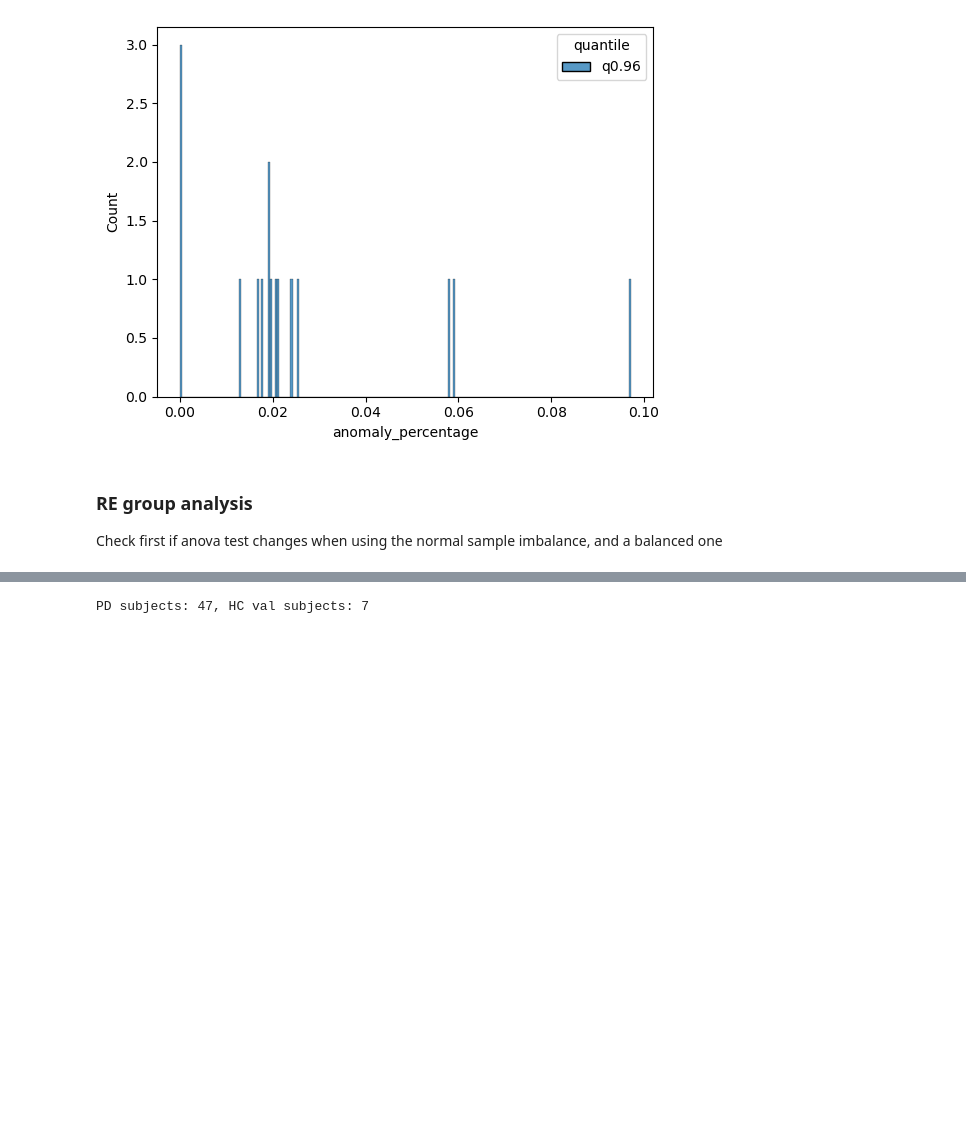
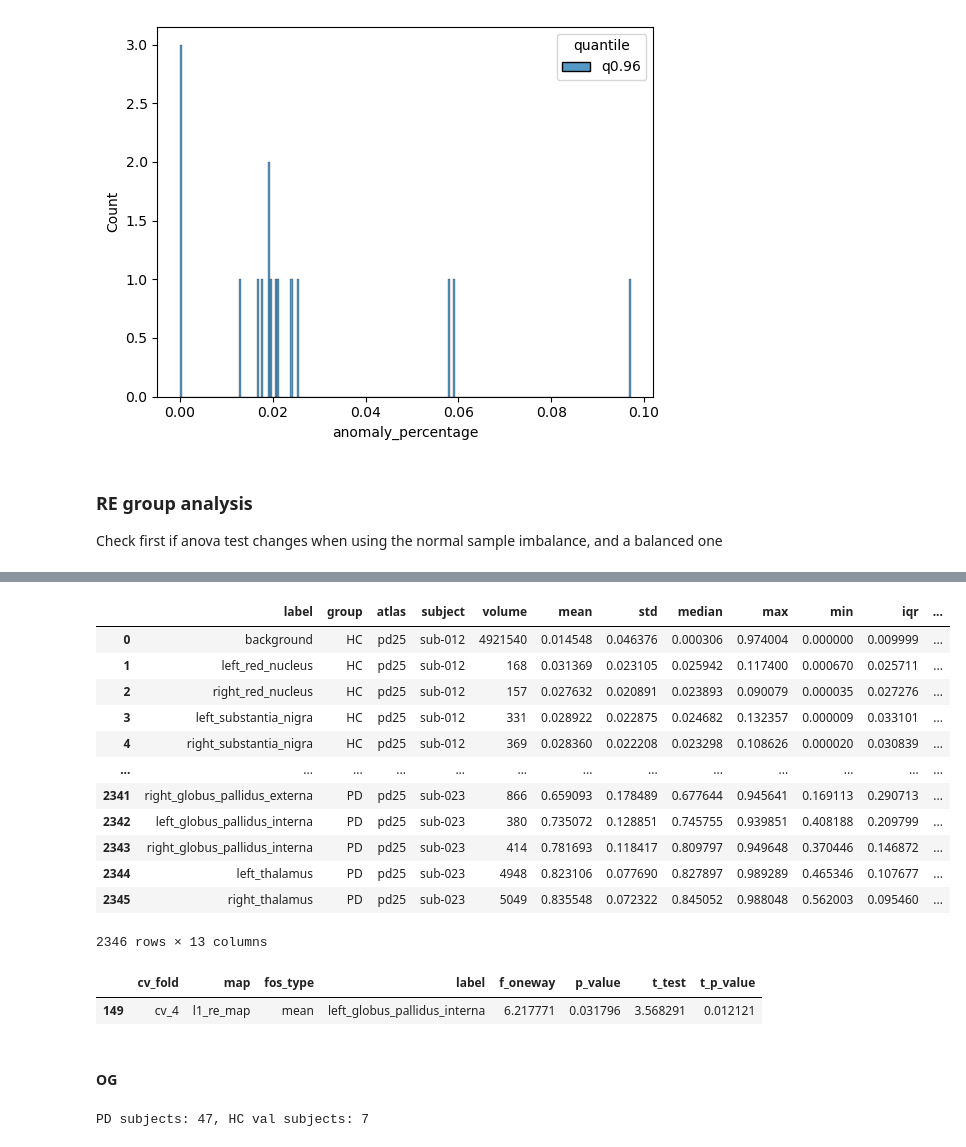
Before and after one commit to alexCortinaU/parkinson_classification, a Jupyter notebook: proc_xai_maps.ipynb, the cells around one changed output, grey strips where cells are left out. Drawn from its saved outputs; the diff is of its cells as text; code cells hidden in the pictures; blank space fills up the shorter version.

```diff
--- a/proc_xai_maps.ipynb
+++ b/proc_xai_maps.ipynb
@@ -40,7 +231,8 @@ this_path = Path().resolve()
 def rename_labels(df, atlas_type: str = 'pd25'):
 
     if atlas_type == 'pd25':
-        replace_dict = {1: 'left_red_nucleus',
+        replace_dict = {0: 'background',
+                        1: 'left_red_nucleus',
                         3: 'left_substantia_nigra',
                         5: 'left_subthalamic_nucleus',
                         7: 'left_caudate',
@@ -418,0 +890,23 @@ Check first if anova test changes when using the normal sample imbalance, and a
+# %%
+SAMPLE_CV = {
+    'cv_0': {
+        'HC': ['sub-012', 'sub-020', 'sub-028', 'sub-030', 'sub-057'],
+        'PD': ['sub-009', 'sub-046', 'sub-037', 'sub-019', 'sub-072', 'sub-039', 'sub-035', 'sub-038', 'sub-024', 'sub-049']
+    },
+    'cv_1': {
+        'HC': ['sub-033', 'sub-044', 'sub-047', 'sub-051', 'sub-067'],
+        'PD': ['sub-040', 'sub-013', 'sub-056', 'sub-031', 'sub-018', 'sub-003', 'sub-043', 'sub-071', 'sub-074', 'sub-042']
+    },
+    'cv_2': {
+        'HC': ['sub-027', 'sub-032', 'sub-048', 'sub-060', 'sub-068'],
+        'PD': ['sub-015', 'sub-065', 'sub-046', 'sub-014', 'sub-061', 'sub-025', 'sub-049', 'sub-074', 'sub-024', 'sub-042']
+    },
+    'cv_3': {
+        'HC': ['sub-022', 'sub-050', 'sub-064', 'sub-069'],
+        'PD': ['sub-070', 'sub-062', 'sub-018', 'sub-043', 'sub-074', 'sub-008', 'sub-024', 'sub-042']
+    },
+    'cv_4': {
+        'HC': ['sub-026', 'sub-034', 'sub-036', 'sub-054'],
+        'PD': ['sub-014', 'sub-066', 'sub-053', 'sub-003', 'sub-061', 'sub-011', 'sub-004', 'sub-023']
+    }
+}
@@ -418,0 +968,16 @@ Check first if anova test changes when using the normal sample imbalance, and a
+# %%
+dfs
+# %% [output]
+|  | label | group | atlas | subject | volume | mean | std | median | max | min | iqr | ... |
+| 0 | background | HC | pd25 | sub-012 | 4921540 | 0.014548 | 0.046376 | 0.000306 | 0.974004 | 0.000000 | 0.009999 | ... |
+| 1 | left_red_nucleus | HC | pd25 | sub-012 | 168 | 0.031369 | 0.023105 | 0.025942 | 0.117400 | 0.000670 | 0.025711 | ... |
+| 2 | right_red_nucleus | HC | pd25 | sub-012 | 157 | 0.027632 | 0.020891 | 0.023893 | 0.090079 | 0.000035 | 0.027276 | ... |
+| 3 | left_substantia_nigra | HC | pd25 | sub-012 | 331 | 0.028922 | 0.022875 | 0.024682 | 0.132357 | 0.000009 | 0.033101 | ... |
+| 4 | right_substantia_nigra | HC | pd25 | sub-012 | 369 | 0.028360 | 0.022208 | 0.023298 | 0.108626 | 0.000020 | 0.030839 | ... |
+| ... | ... | ... | ... | ... | ... | ... | ... | ... | ... | ... | ... | ... |
+| 2341 | right_globus_pallidus_externa | PD | pd25 | sub-023 | 866 | 0.659093 | 0.178489 | 0.677644 | 0.945641 | 0.169113 | 0.290713 | ... |
+| 2342 | left_globus_pallidus_interna | PD | pd25 | sub-023 | 380 | 0.735072 | 0.128851 | 0.745755 | 0.939851 | 0.408188 | 0.209799 | ... |
+| 2343 | right_globus_pallidus_interna | PD | pd25 | sub-023 | 414 | 0.781693 | 0.118417 | 0.809797 | 0.949648 | 0.370446 | 0.146872 | ... |
+| 2344 | left_thalamus | PD | pd25 | sub-023 | 4948 | 0.823106 | 0.077690 | 0.827897 | 0.989289 | 0.465346 | 0.107677 | ... |
+| 2345 | right_thalamus | PD | pd25 | sub-023 | 5049 | 0.835548 | 0.072322 | 0.845052 | 0.988048 | 0.562003 | 0.095460 | ... |
+2346 rows × 13 columns
@@ -419,3 +1012,12 @@ Check first if anova test changes when using the normal sample imbalance, and a
+# %%
+alpha = 0.05
+bestfos = test_stats.loc[(test_stats.p_value < alpha) & (test_stats.t_p_value < alpha), :]
+bestfos
+# %% [output]
+|  | cv_fold | map | fos_type | label | f_oneway | p_value | t_test | t_p_value |
+| 149 | cv_4 | l1_re_map | mean | left_globus_pallidus_interna | 6.217771 | 0.031796 | 3.568291 | 0.012121 |
+# %% [markdown]
+#### OG
 # %%
 # create datasets
 ckpt_path = Path('/mrhome/alejandrocu/Documents/parkinson_classification/vqvae_models/normative_vqvae_run3_R2s_WLS1/config_dump.yml')
```
Also changed, not shown: parts of 26 cells of this notebook, 1 other file.
